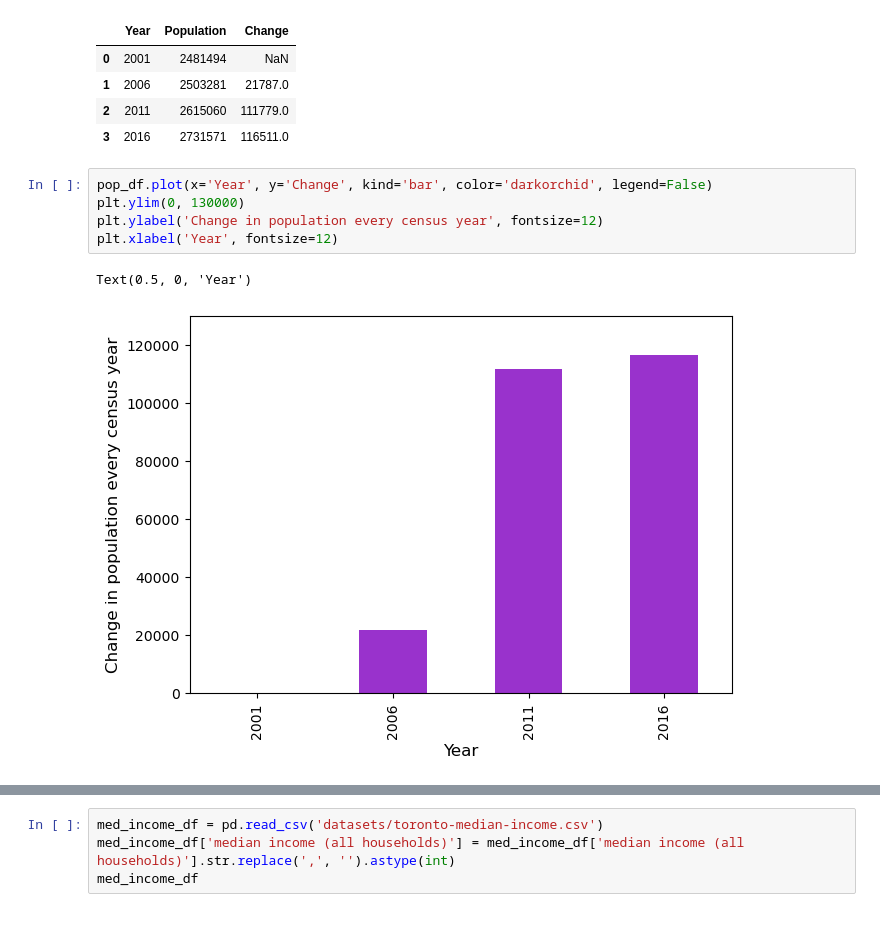
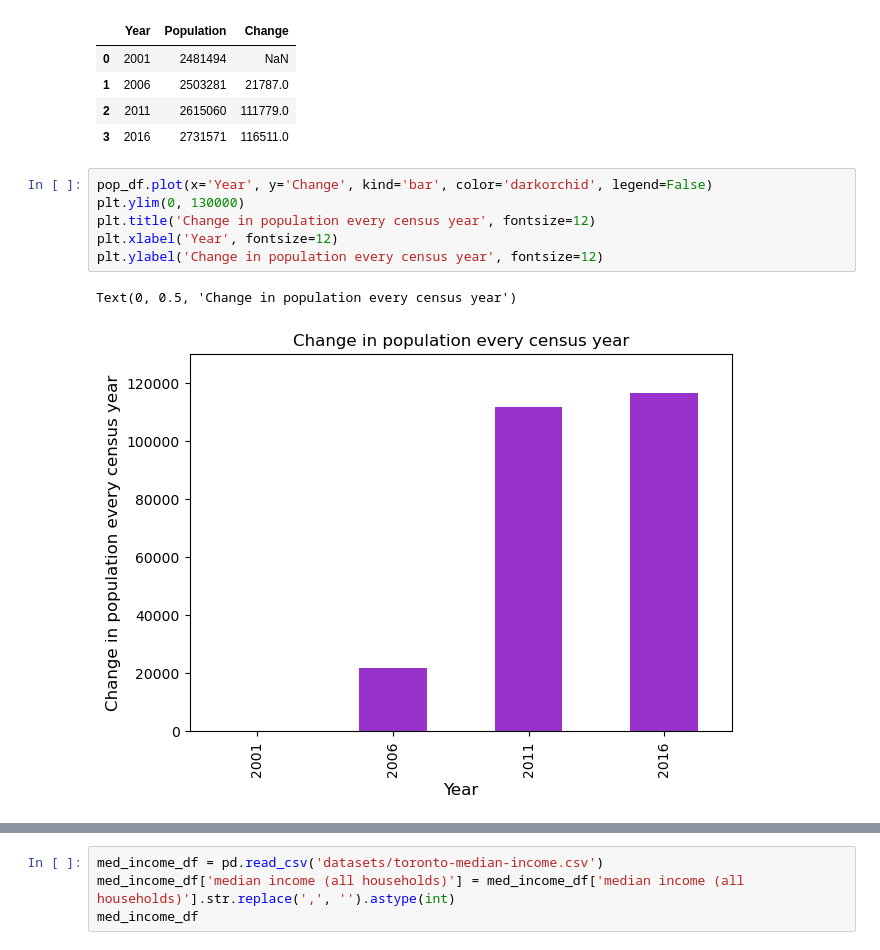
Before and after one commit to prashansa/TorontoHousingMarket, a Jupyter notebook: TorontoHousingMarket.ipynb, the cells around one changed output, grey strips where cells are left out. Saved outputs shown, nothing was run; the diff lists cells and outputs as text; blank space fills up the shorter version.

```diff
--- a/TorontoHousingMarket.ipynb
+++ b/TorontoHousingMarket.ipynb
@@ -121,11 +131,12 @@ pop_df
 # %%
 pop_df.plot(x='Year', y='Change', kind='bar', color='darkorchid', legend=False)
 plt.ylim(0, 130000)
+plt.title('Change in population every census year', fontsize=12)
+plt.xlabel('Year', fontsize=12)
 plt.ylabel('Change in population every census year', fontsize=12)
-plt.xlabel('Year', fontsize=12)
 # %% [output]
-Text(0.5, 0, 'Year')
+Text(0, 0.5, 'Change in population every census year')
-[figure, old version]
+[figure, new version]
 # %% [markdown]
 Population grew by 4.46% from 2011 to 2016, from 2,615,060 people to 2,731,571 in 2016, indicating an average annual growth close to 23000 people, which is comparable to the national growth rate of 5.9% [<sup>3</sup>](#fn3)
 
```
Also changed, not shown: parts of 60 cells of this notebook, 2 other files.
